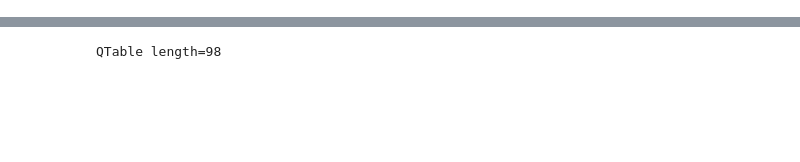
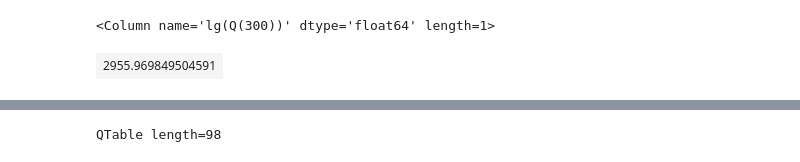
Before and after one commit to djeff1887/SgrB2DS_COMWorkspace, a Jupyter notebook: scripts/runsyntheticspectra.ipynb, the cells around one changed output, grey strips where cells are left out. Drawn from its saved outputs; the diff is of its cells as text; code cells hidden in the pictures; blank space fills up the shorter version.

```diff
--- a/scripts/runsyntheticspectra.ipynb
+++ b/scripts/runsyntheticspectra.ipynb
@@ -80,3 +80,11 @@ yay
+# %%
+species_catdir=cdms_catdir[cdms_catdir['molecule'] == cdmsnamelist[' H213CO ']]
+species_catdirtag=str(species_catdir['tag'][0])
+scatdir_qrot300=10**species_catdir['lg(Q(300))']
+scatdir_qrot300
+# %% [output]
+<Column name='lg(Q(300))' dtype='float64' length=1>
+| 2955.969849504591 |
 # %%
 linemodelhome='/blue/adamginsburg/d.jeff/SgrB2DS_COMAnalysis/linemodels/'
 linemodelversion='firstrelease'
```
Also changed, not shown: parts of 4 cells of this notebook, 10 other files.
